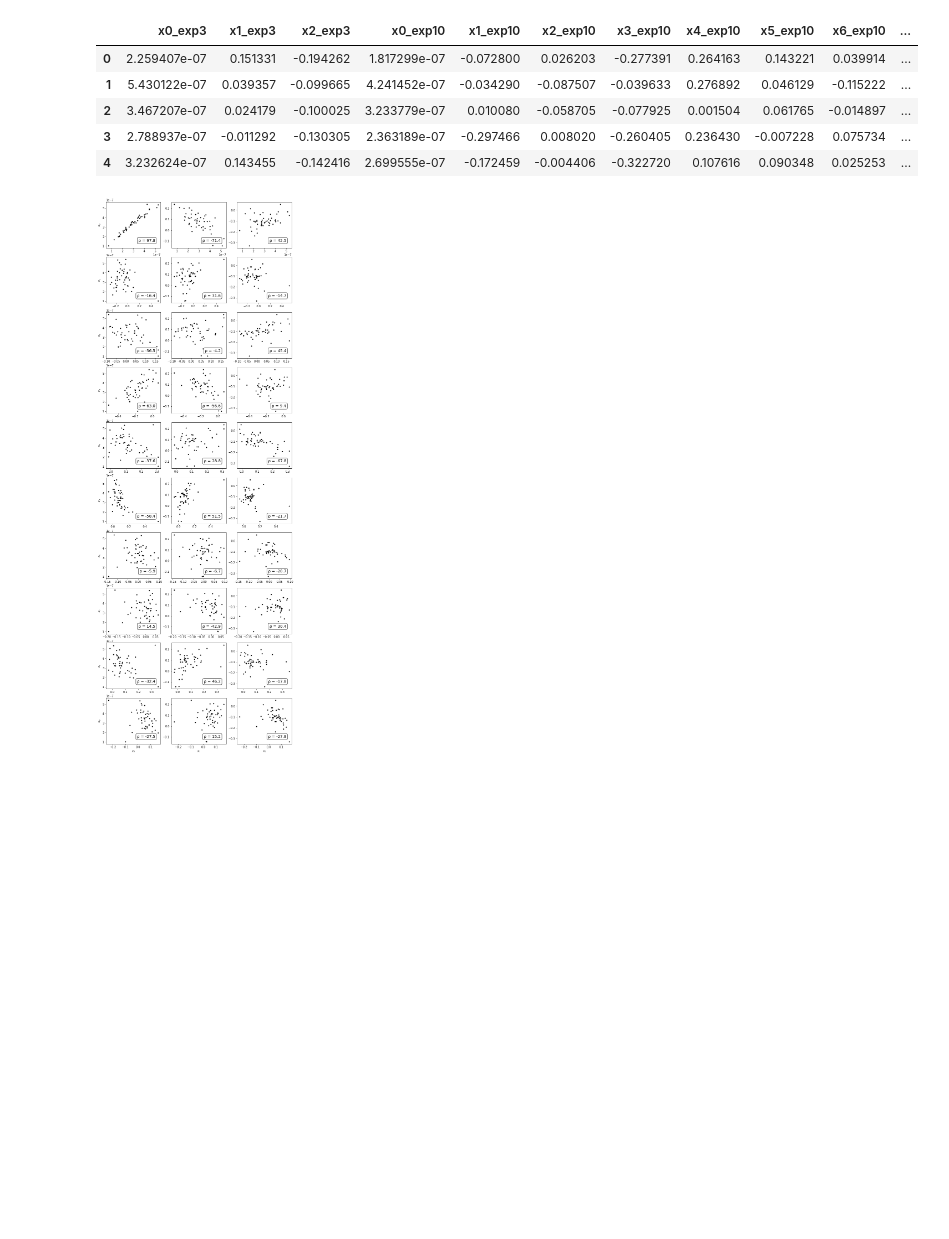
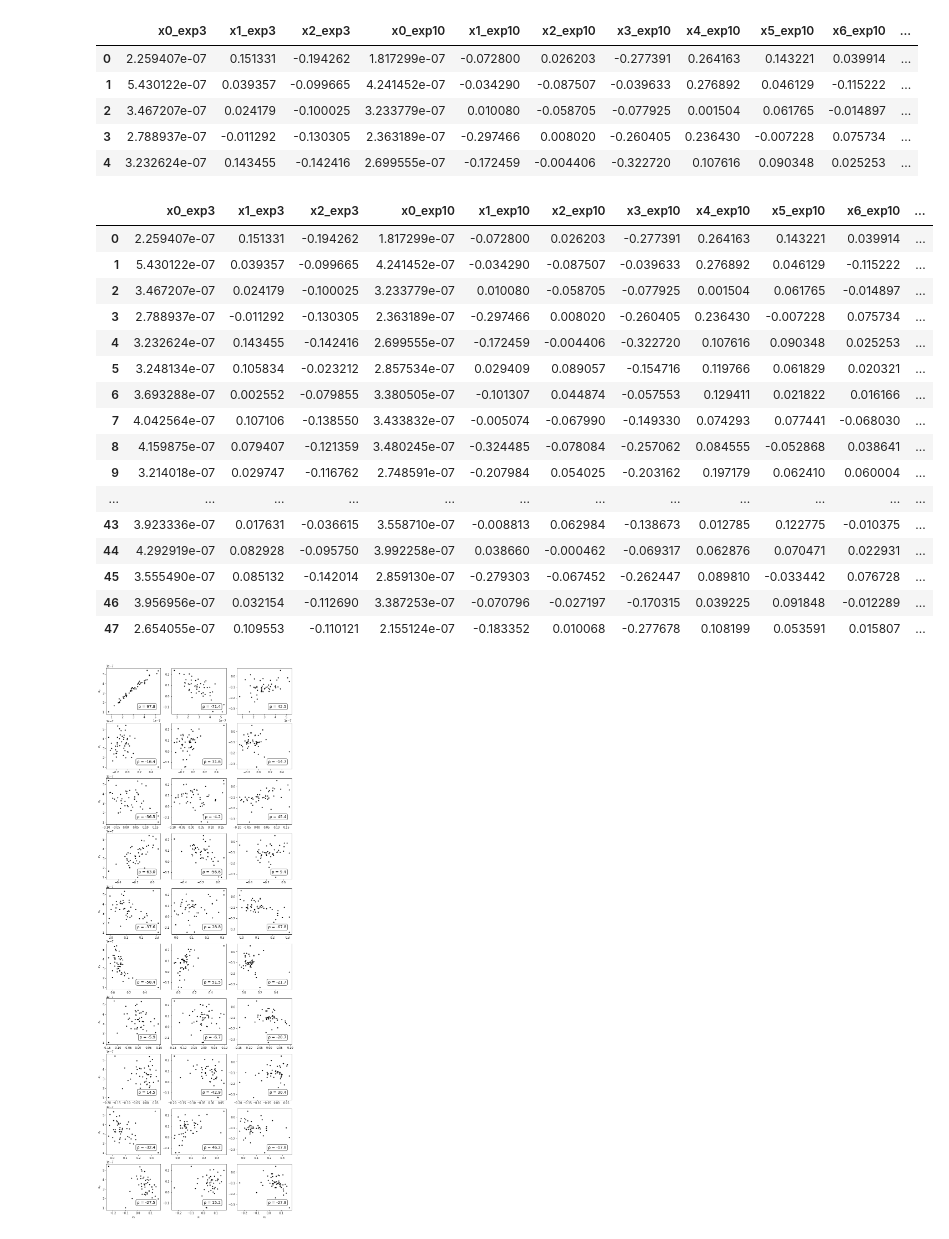
Before and after one commit to joaofrancafisica/SNFACTORY_SNTRAIN, a Jupyter notebook: TRAIN_TEST.ipynb, the cells around one changed output. Saved outputs shown, nothing was run; the diff lists cells and outputs as text; code cells hidden in the pictures; blank space fills up the shorter version.

```diff
--- a/TRAIN_TEST.ipynb
+++ b/TRAIN_TEST.ipynb
@@ -862,6 +891,26 @@ param_ajuste.head()
 | 2 | 3.467207e-07 | 0.024179 | -0.100025 | 3.233779e-07 | 0.010080 | -0.058705 | -0.077925 | 0.001504 | 0.061765 | -0.014897 | ... |
 | 3 | 2.788937e-07 | -0.011292 | -0.130305 | 2.363189e-07 | -0.297466 | 0.008020 | -0.260405 | 0.236430 | -0.007228 | 0.075734 | ... |
 | 4 | 3.232624e-07 | 0.143455 | -0.142416 | 2.699555e-07 | -0.172459 | -0.004406 | -0.322720 | 0.107616 | 0.090348 | 0.025253 | ... |
+# %%
+param_ajuste
+# %% [output]
+|  | x0_exp3 | x1_exp3 | x2_exp3 | x0_exp10 | x1_exp10 | x2_exp10 | x3_exp10 | x4_exp10 | x5_exp10 | x6_exp10 | ... |
+| 0 | 2.259407e-07 | 0.151331 | -0.194262 | 1.817299e-07 | -0.072800 | 0.026203 | -0.277391 | 0.264163 | 0.143221 | 0.039914 | ... |
+| 1 | 5.430122e-07 | 0.039357 | -0.099665 | 4.241452e-07 | -0.034290 | -0.087507 | -0.039633 | 0.276892 | 0.046129 | -0.115222 | ... |
+| 2 | 3.467207e-07 | 0.024179 | -0.100025 | 3.233779e-07 | 0.010080 | -0.058705 | -0.077925 | 0.001504 | 0.061765 | -0.014897 | ... |
+| 3 | 2.788937e-07 | -0.011292 | -0.130305 | 2.363189e-07 | -0.297466 | 0.008020 | -0.260405 | 0.236430 | -0.007228 | 0.075734 | ... |
+| 4 | 3.232624e-07 | 0.143455 | -0.142416 | 2.699555e-07 | -0.172459 | -0.004406 | -0.322720 | 0.107616 | 0.090348 | 0.025253 | ... |
+| 5 | 3.248134e-07 | 0.105834 | -0.023212 | 2.857534e-07 | 0.029409 | 0.089057 | -0.154716 | 0.119766 | 0.061829 | 0.020321 | ... |
+| 6 | 3.693288e-07 | 0.002552 | -0.079855 | 3.380505e-07 | -0.101307 | 0.044874 | -0.057553 | 0.129411 | 0.021822 | 0.016166 | ... |
+| 7 | 4.042564e-07 | 0.107106 | -0.138550 | 3.433832e-07 | -0.005074 | -0.067990 | -0.149330 | 0.074293 | 0.077441 | -0.068030 | ... |
+| 8 | 4.159875e-07 | 0.079407 | -0.121359 | 3.480245e-07 | -0.324485 | -0.078084 | -0.257062 | 0.084555 | -0.052868 | 0.038641 | ... |
+| 9 | 3.214018e-07 | 0.029747 | -0.116762 | 2.748591e-07 | -0.207984 | 0.054025 | -0.203162 | 0.197179 | 0.062410 | 0.060004 | ... |
+| ... | ... | ... | ... | ... | ... | ... | ... | ... | ... | ... | ... |
+| 43 | 3.923336e-07 | 0.017631 | -0.036615 | 3.558710e-07 | -0.008813 | 0.062984 | -0.138673 | 0.012785 | 0.122775 | -0.010375 | ... |
+| 44 | 4.292919e-07 | 0.082928 | -0.095750 | 3.992258e-07 | 0.038660 | -0.000462 | -0.069317 | 0.062876 | 0.070471 | 0.022931 | ... |
+| 45 | 3.555490e-07 | 0.085132 | -0.142014 | 2.859130e-07 | -0.279303 | -0.067452 | -0.262447 | 0.089810 | -0.033442 | 0.076728 | ... |
+| 46 | 3.956956e-07 | 0.032154 | -0.112690 | 3.387253e-07 | -0.070796 | -0.027197 | -0.170315 | 0.039225 | 0.091848 | -0.012289 | ... |
+| 47 | 2.654055e-07 | 0.109553 | -0.110121 | 2.155124e-07 | -0.183352 | 0.010068 | -0.277678 | 0.108199 | 0.053591 | 0.015807 | ... |
 # %%
 exp3_param_names = {
     0:"x0_exp3",
```
Also changed, not shown: parts of 11 cells of this notebook.
